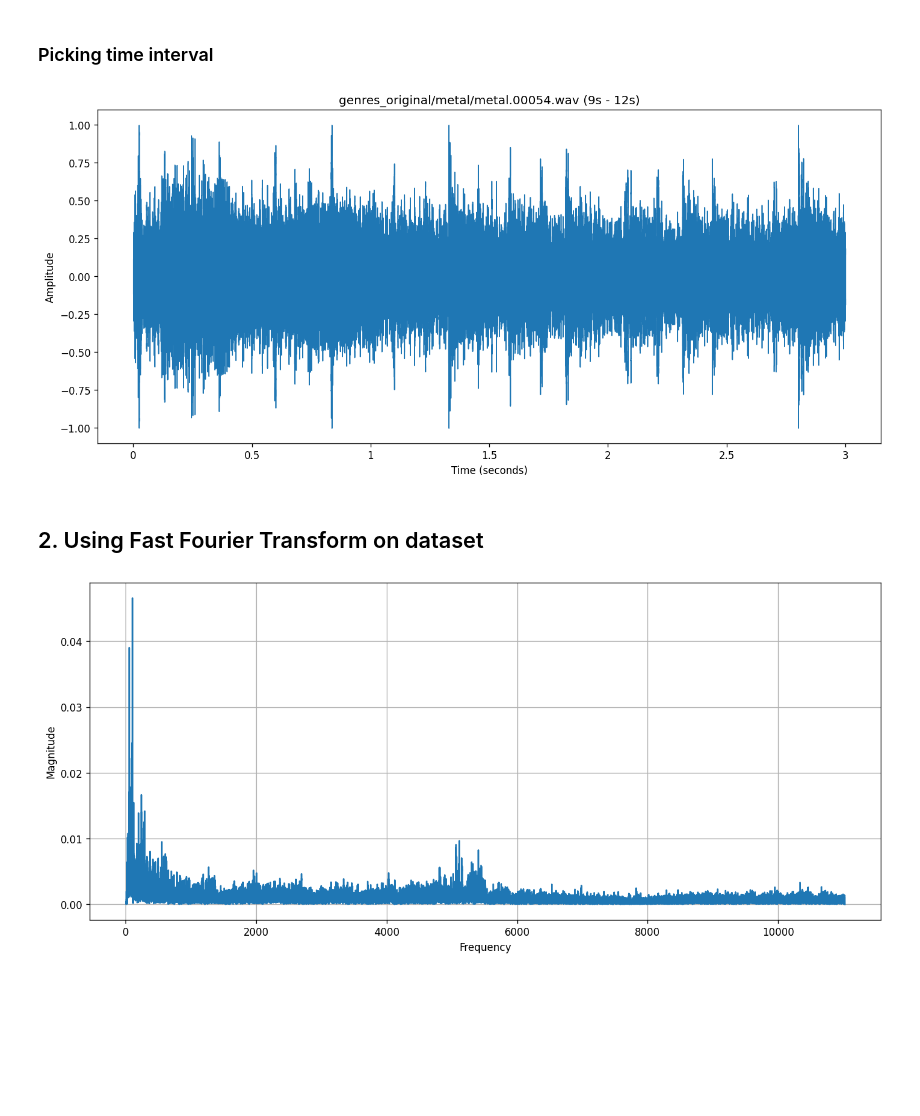
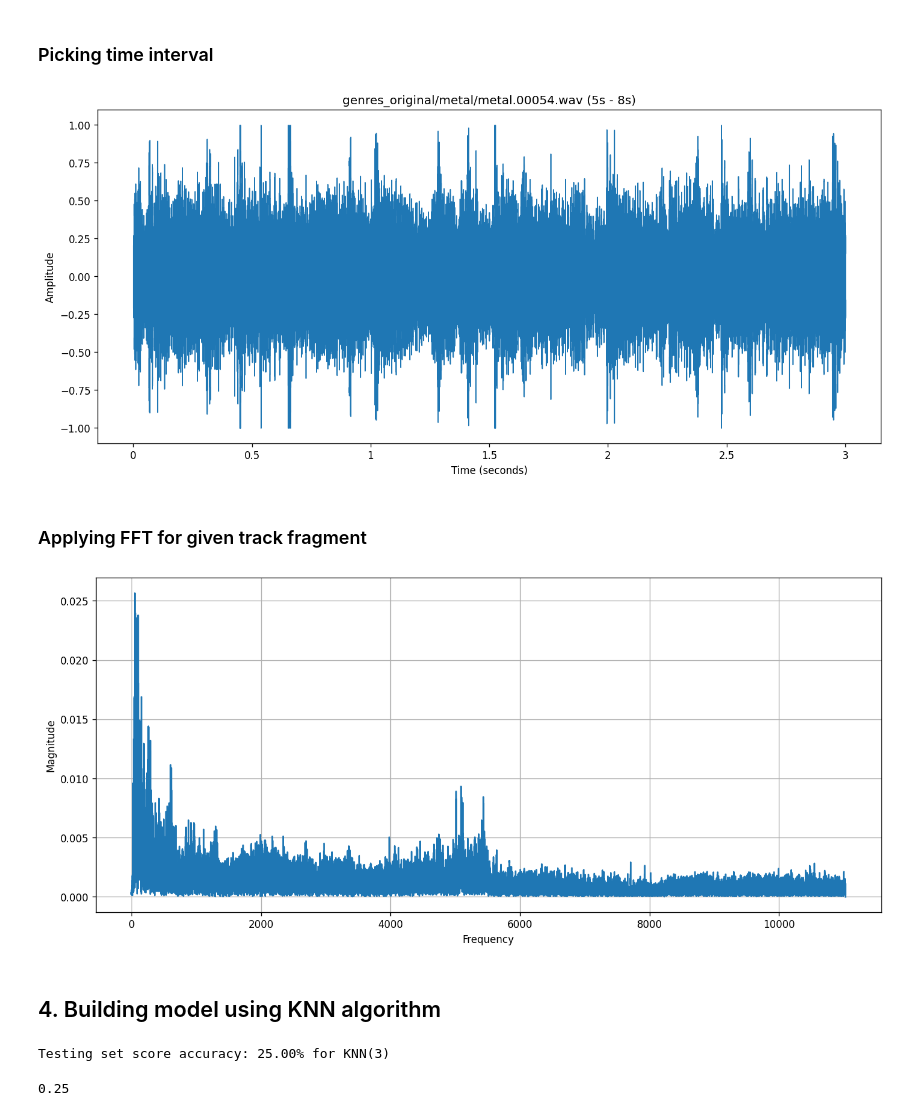
Before and after one commit to konradmaciejczyk/audio-signal-preprocessing-for-ml-classification-models, a Jupyter notebook: project_notebook.ipynb, the cells around one changed output. Drawn from its saved outputs; the diff is of its cells as text; code cells hidden in the pictures; blank space fills up the shorter version.

Commit message:
done features engineering and knn prediction

```diff
--- a/project_notebook.ipynb
+++ b/project_notebook.ipynb
@@ -35,7 +135,7 @@ Audio(file_path)
 # %% [markdown]
 ### Picking time interval
 # %%
-var = randint(0, 26)
+var = random.randint(0, 26)
 begin = 22050 * var
 interval_length = 3
 samples = samples[begin: begin + interval_length * sampling_rate]
@@ -47,6 +147,4 @@ plt.ylabel('Amplitude')
 plt.title(file_path + f' ({var}s - {var + interval_length}s)')
 plt.show()
 # %% [output]
-[figure, old version]
+[figure, new version]
-# %% [markdown]
-## 2. Using Fast Fourier Transform on dataset
@@ -69,15 +151,17 @@ plt.show()
+# %% [markdown]
+### Applying FFT for given track fragment
 # %%
 T = 1/sampling_rate
 n = len(samples)
-
 y = fft(samples)
 x = np.linspace(0.0, 1.0/(2.0*T), n//2)
 plt.figure(figsize = (14, 6), dpi = 120)
 plt.plot(x, 2.0/n * np.abs(y[:n//2]))
-ax.plot(x, 2.0/n * np.abs(y[:n//2]))
 plt.grid()
 plt.xlabel('Frequency')
 plt.ylabel('Magnitude')
 plt.show()
 # %% [output]
-[figure, old version]
+[figure, new version]
+# %% [markdown]
+## 4. Building model using KNN algorithm
@@ -83,0 +252,17 @@ plt.show()
+# %%
+#my knn
+datapd = cat_data_handle(datapd)
+x_train, x_test, y_train, y_test = dataSplit(datapd)
+x_train, x_test = normalize_data(x_train, x_test)
+
+runKNN(x_train, x_test, y_train, y_test)
+# %% [output]
+Testing set score accuracy: 25.00% for KNN(3)
+# %%
+#sklearn KNN
+sklearn_knn = KNeighborsClassifier(n_neighbors=3)
+sklearn_knn.fit(x_train, y_train)
+y_pred = sklearn_knn.predict(x_test)
+np.mean(y_pred == y_test)
+# %% [output]
+0.25
```
Also changed, not shown: parts of 14 cells of this notebook, 4 other files.
